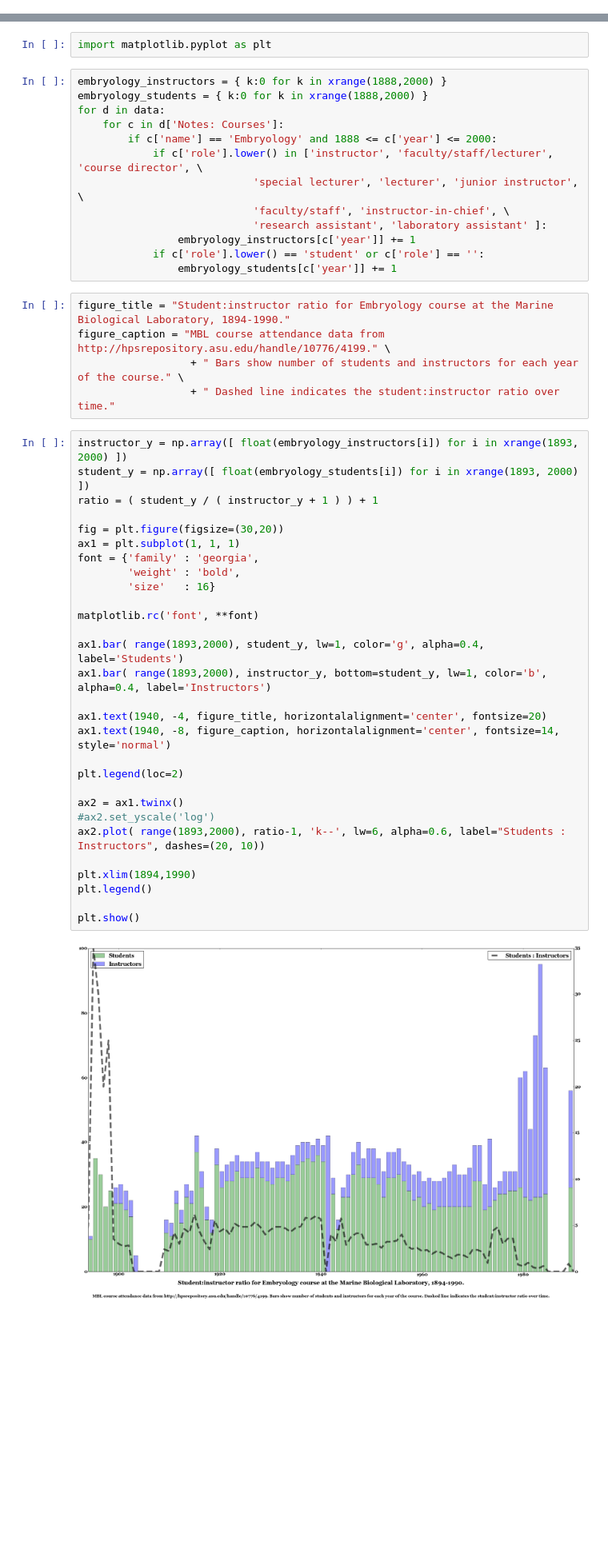
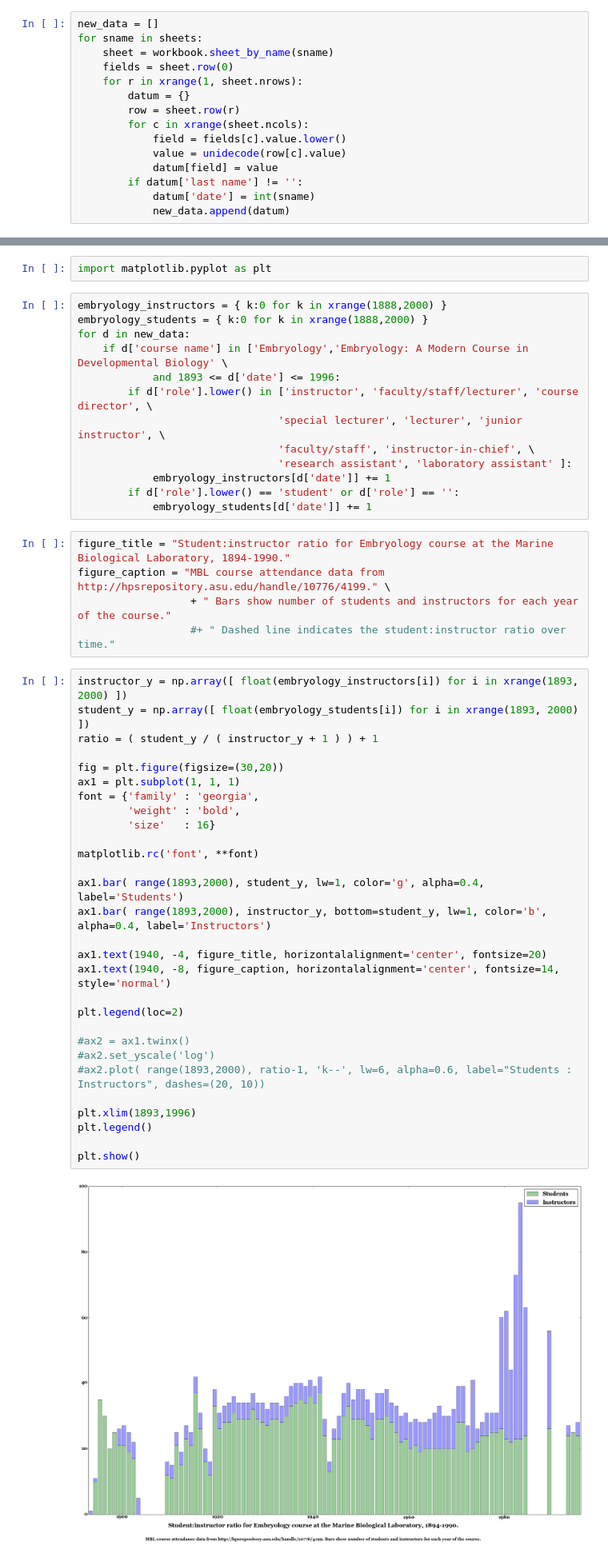
Before and after one commit to erickpeirson/MBL-course-data-visualizations, a Jupyter notebook: 2014-01-20 MBL Course Data.ipynb, the cells around one changed output, grey strips where cells are left out. Shown: that part at 80% size. Drawn from its saved outputs; the diff is of its cells as text; blank space fills up the shorter version.

Commit message:
student:instructor ration for embryology
* got updated dataset from Kate
* new parser for XLS data
* variation in name of course

```diff
--- a/2014-01-20 MBL Course Data.ipynb
+++ b/2014-01-20 MBL Course Data.ipynb
@@ -90,0 +100,15 @@ affiliations_data[603]
+# %%
+new_data = []
+for sname in sheets:
+    sheet = workbook.sheet_by_name(sname)
+    fields = sheet.row(0)
+    for r in xrange(1, sheet.nrows):
+        datum = {}
+        row = sheet.row(r)
+        for c in xrange(sheet.ncols):
+            field = fields[c].value.lower()
+            value = unidecode(row[c].value)
+            datum[field] = value
+        if datum['last name'] != '':
+            datum['date'] = int(sname)
+            new_data.append(datum)
@@ -96,52 +132,52 @@ import matplotlib.pyplot as plt
 # %%
 embryology_instructors = { k:0 for k in xrange(1888,2000) }
 embryology_students = { k:0 for k in xrange(1888,2000) }
-for d in data:
-    for c in d['Notes: Courses']:
-        if c['name'] == 'Embryology' and 1888 <= c['year'] <= 2000:
-            if c['role'].lower() in ['instructor', 'faculty/staff/lecturer', 'course director', \
-                            'special lecturer', 'lecturer', 'junior instructor', \
-                            'faculty/staff', 'instructor-in-chief', \
-                            'research assistant', 'laboratory assistant' ]:
-                embryology_instructors[c['year']] += 1
-            if c['role'].lower() == 'student' or c['role'] == '':
-                embryology_students[c['year']] += 1
+for d in new_data:
+    if d['course name'] in ['Embryology','Embryology: A Modern Course in Developmental Biology' \
+            and 1893 <= d['date'] <= 1996:
+        if d['role'].lower() in ['instructor', 'faculty/staff/lecturer', 'course director', \
+                                'special lecturer', 'lecturer', 'junior instructor', \
+                                'faculty/staff', 'instructor-in-chief', \
+                                'research assistant', 'laboratory assistant' ]:
+            embryology_instructors[d['date']] += 1
+        if d['role'].lower() == 'student' or d['role'] == '':
+            embryology_students[d['date']] += 1
 # %%
 figure_title = "Student:instructor ratio for Embryology course at the Marine Biological Laboratory, 1894-1990."
 figure_caption = "MBL course attendance data from http://hpsrepository.asu.edu/handle/10776/4199." \
-                  + " Bars show number of students and instructors for each year of the course." \
-                  + " Dashed line indicates the student:instructor ratio over time."
+                  + " Bars show number of students and instructors for each year of the course."
+                  #+ " Dashed line indicates the student:instructor ratio over time."
 # %%
 instructor_y = np.array([ float(embryology_instructors[i]) for i in xrange(1893, 2000) ])
 student_y = np.array([ float(embryology_students[i]) for i in xrange(1893, 2000) ])
 ratio = ( student_y / ( instructor_y + 1 ) ) + 1
 
 fig = plt.figure(figsize=(30,20))
 ax1 = plt.subplot(1, 1, 1)
 font = {'family' : 'georgia',
         'weight' : 'bold',
         'size'   : 16}
 
 matplotlib.rc('font', **font)
 
 ax1.bar( range(1893,2000), student_y, lw=1, color='g', alpha=0.4, label='Students')
 ax1.bar( range(1893,2000), instructor_y, bottom=student_y, lw=1, color='b', alpha=0.4, label='Instructors')
 
 ax1.text(1940, -4, figure_title, horizontalalignment='center', fontsize=20)
 ax1.text(1940, -8, figure_caption, horizontalalignment='center', fontsize=14, style='normal')
 
 plt.legend(loc=2)
 
-ax2 = ax1.twinx()
+#ax2 = ax1.twinx()
 #ax2.set_yscale('log')
-ax2.plot( range(1893,2000), ratio-1, 'k--', lw=6, alpha=0.6, label="Students : Instructors", dashes=(20, 10))
+#ax2.plot( range(1893,2000), ratio-1, 'k--', lw=6, alpha=0.6, label="Students : Instructors", dashes=(20, 10))
 
-plt.xlim(1894,1990)
+plt.xlim(1893,1996)
 plt.legend()
 
 plt.show()
 # %% [output]
-[figure, old version]
+[figure, new version]
 # %% [markdown]
 ## Cast attendance, institutional affiliation to a MultiGraph
 # %%
```
Also changed, not shown: parts of 5 cells of this notebook, 3 other files.
